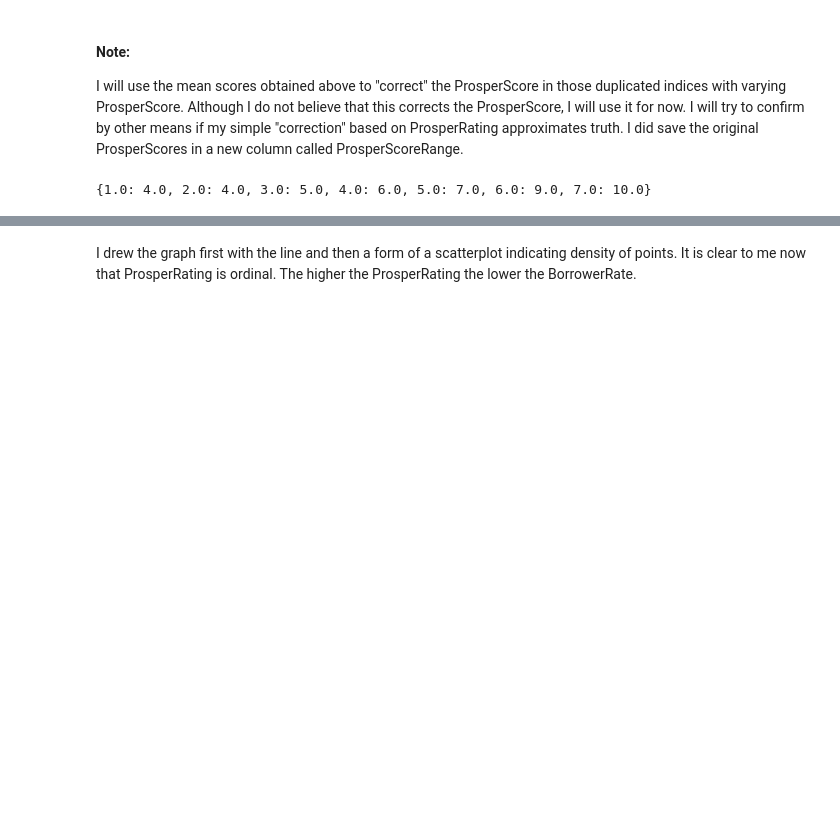
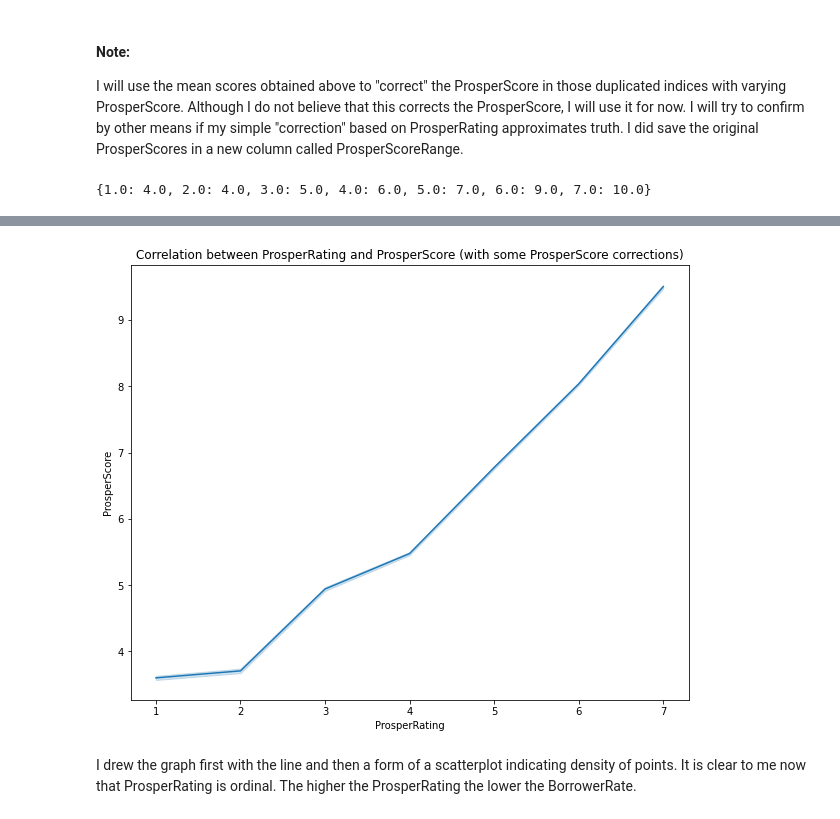
Before and after one commit to alf808/preposterous-octopus, a Jupyter notebook: exploratory_loan_data.ipynb, the cells around one changed output, grey strips where cells are left out. Cells and saved outputs as stored; diff of their text form; code cells hidden in the pictures; blank space fills up the shorter version.

Commit message:
continued data cleanse

```diff
--- a/exploratory_loan_data.ipynb
+++ b/exploratory_loan_data.ipynb
@@ -773,3 +803,9 @@ for idx in dup_listing_idx:
+# %%
+plt.figure(figsize=(10,8))
+sb.lineplot(data=temp_df, x='ProsperRating', y='ProsperScore')
+plt.title('Correlation between ProsperRating and ProsperScore (with some ProsperScore corrections)');
+# %% [output]
+[figure, added]
 # %%
 sb.lmplot(data=df, x='ProsperRating', y='BorrowerRate', x_jitter=.05)
 
```
Also changed, not shown: parts of 7 cells of this notebook.
